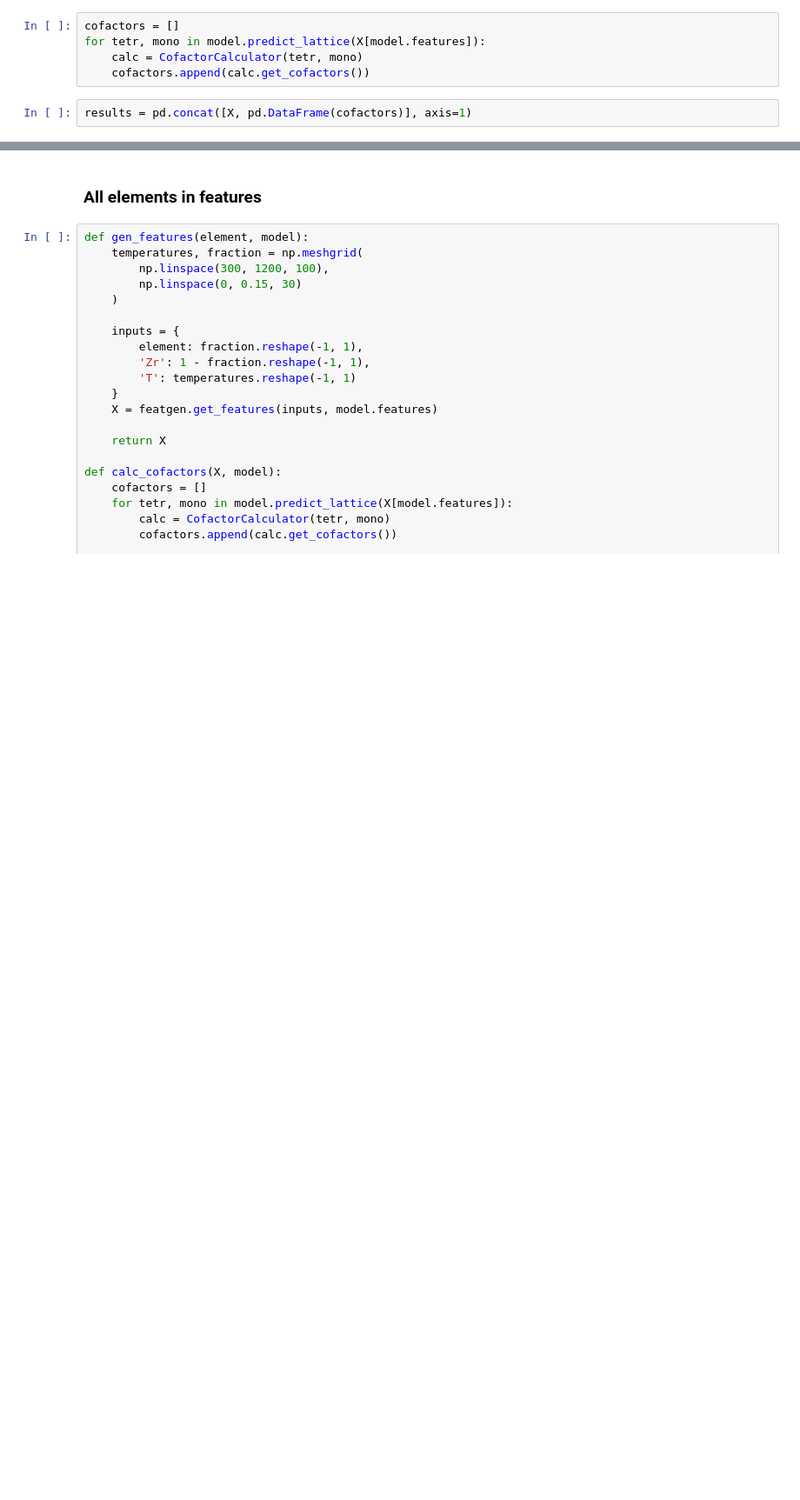
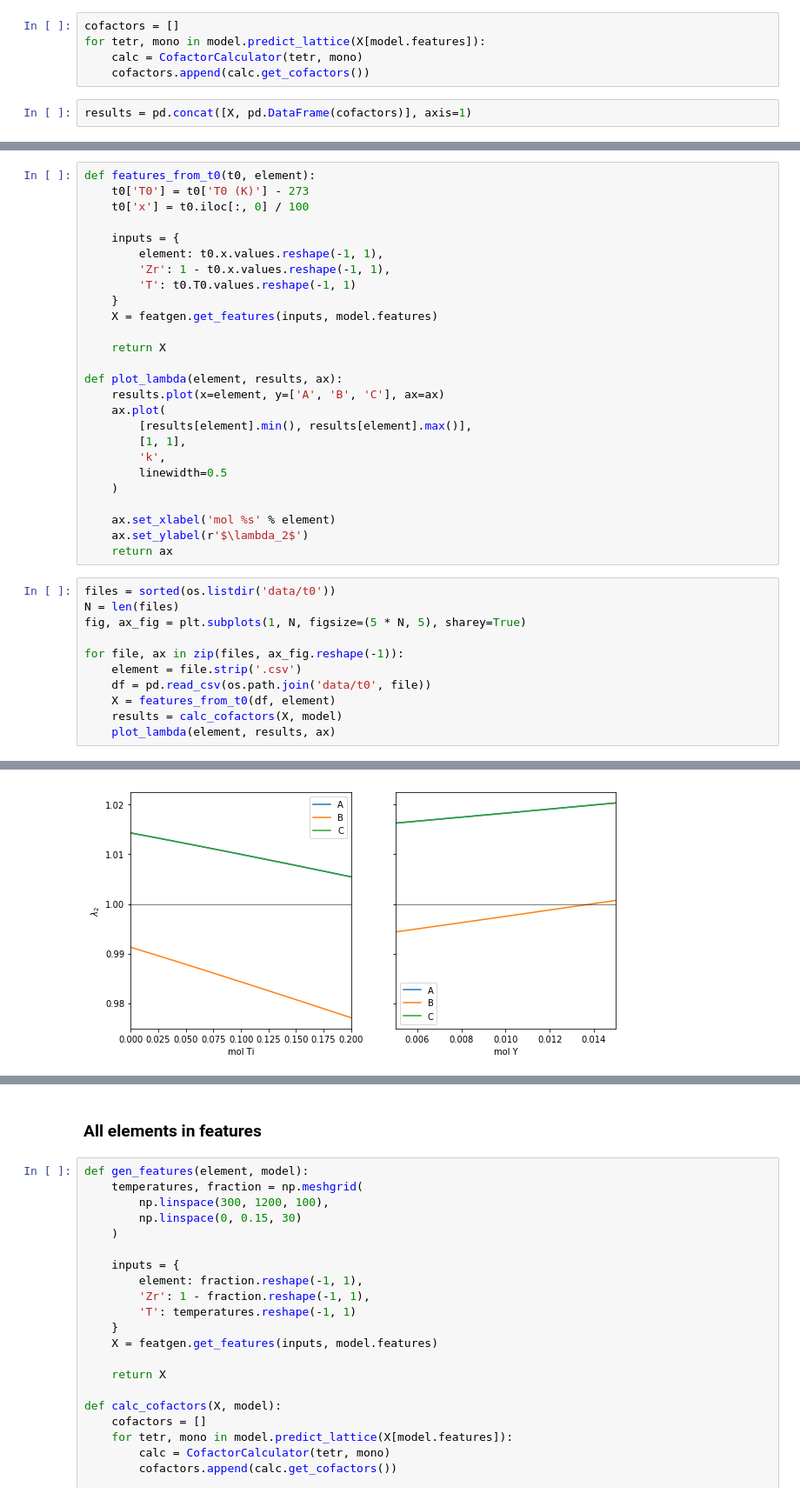
Before and after one commit to dskoda/smceramics, a Jupyter notebook: cofactors.ipynb, the cells around one changed output, grey strips where cells are left out. Shown: that part at 87% size. Cells and saved outputs as stored; diff of their text form; blank space fills up the shorter version.

```diff
--- a/cofactors.ipynb
+++ b/cofactors.ipynb
@@ -128,0 +181,38 @@ plt.show()
+# %%
+def features_from_t0(t0, element):
+    t0['T0'] = t0['T0 (K)'] - 273
+    t0['x'] = t0.iloc[:, 0] / 100
+
+    inputs = {
+        element: t0.x.values.reshape(-1, 1),
+        'Zr': 1 - t0.x.values.reshape(-1, 1),
+        'T': t0.T0.values.reshape(-1, 1)
+    }
+    X = featgen.get_features(inputs, model.features)
+
+    return X
+
+def plot_lambda(element, results, ax):
+    results.plot(x=element, y=['A', 'B', 'C'], ax=ax)
+    ax.plot(
+        [results[element].min(), results[element].max()],
+        [1, 1],
+        'k',
+        linewidth=0.5
+    )
+
+    ax.set_xlabel('mol %s' % element)
+    ax.set_ylabel(r'$\lambda_2$')
+    return ax
+# %%
+files = sorted(os.listdir('data/t0'))
+N = len(files)
+fig, ax_fig = plt.subplots(1, N, figsize=(5 * N, 5), sharey=True)
+
+for file, ax in zip(files, ax_fig.reshape(-1)):
+    element = file.strip('.csv')
+    df = pd.read_csv(os.path.join('data/t0', file))
+    X = features_from_t0(df, element)
+    results = calc_cofactors(X, model)
+    plot_lambda(element, results, ax)
+# %% [output]
@@ -128,0 +231 @@ plt.show()
+[figure, added]
```
Also changed, not shown: parts of 21 cells of this notebook, 1 other file.
